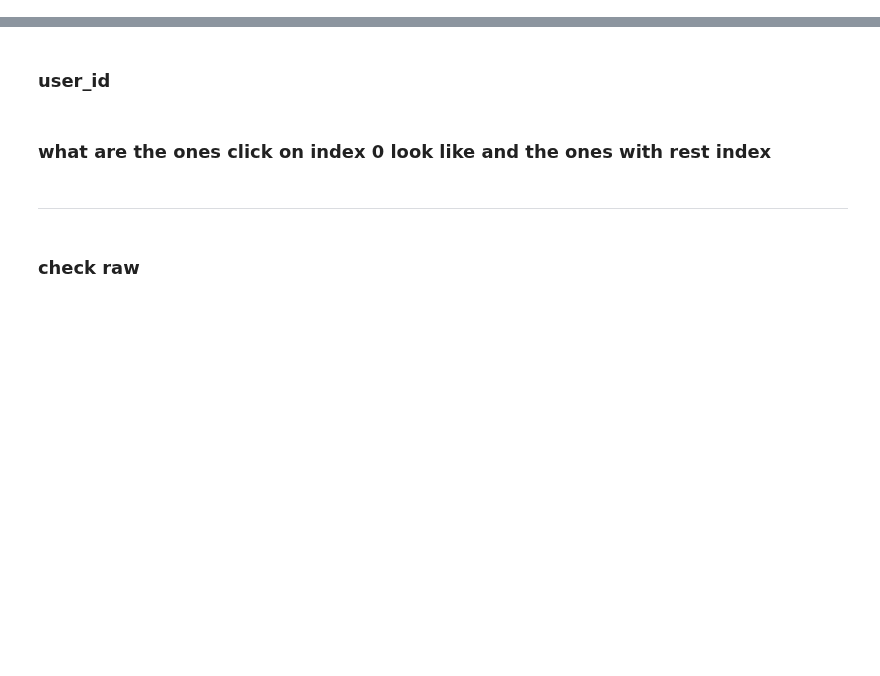
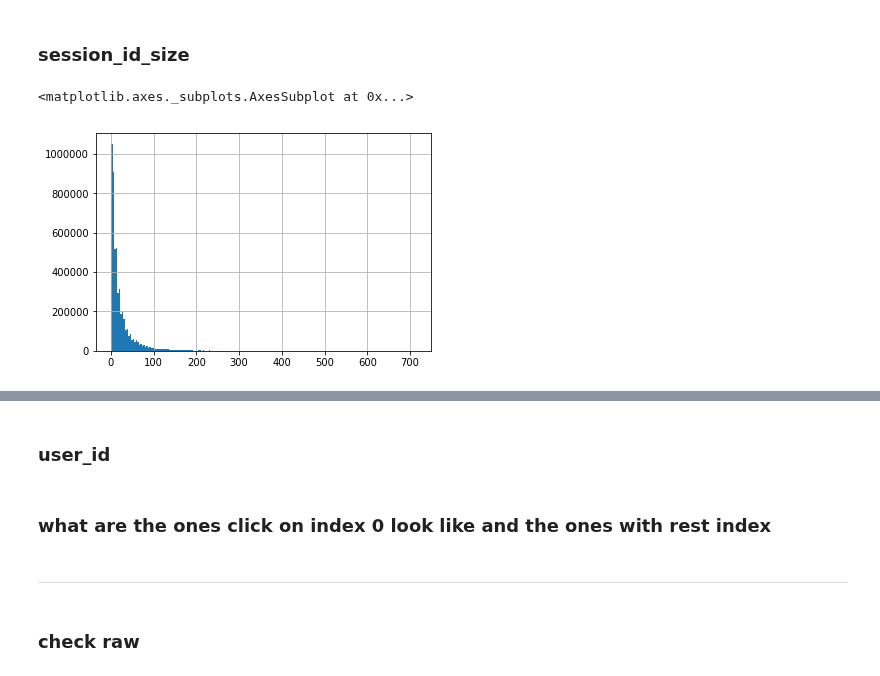
Before and after one commit to samshipengs/naps, a Jupyter notebook: playground_cf.ipynb, the cells around one changed output, grey strips where cells are left out. Cells and saved outputs as stored; diff of their text form; code cells hidden in the pictures; blank space fills up the shorter version.

```diff
--- a/playground_cf.ipynb
+++ b/playground_cf.ipynb
@@ -65,0 +23,5 @@ p = Point(11, y=22)     # instantiate with positional or keyword arguments
+# %%
+mode = 'train'
+df = load_data('train')
+df = prepare_data(mode, nrows=None, recompute=True)
+df = compute_session_fts(df, mode)
@@ -65,0 +40,8 @@ p = Point(11, y=22)     # instantiate with positional or keyword arguments
+# %% [markdown]
+### session_id_size
+# %%
+# session_size
+df.session_id_size.hist(bins=200)
+# %% [output]
+<matplotlib.axes._subplots.AxesSubplot at 0x...>
+[figure, added]
```
Also changed, not shown: parts of 53 cells of this notebook, 3 other files.
